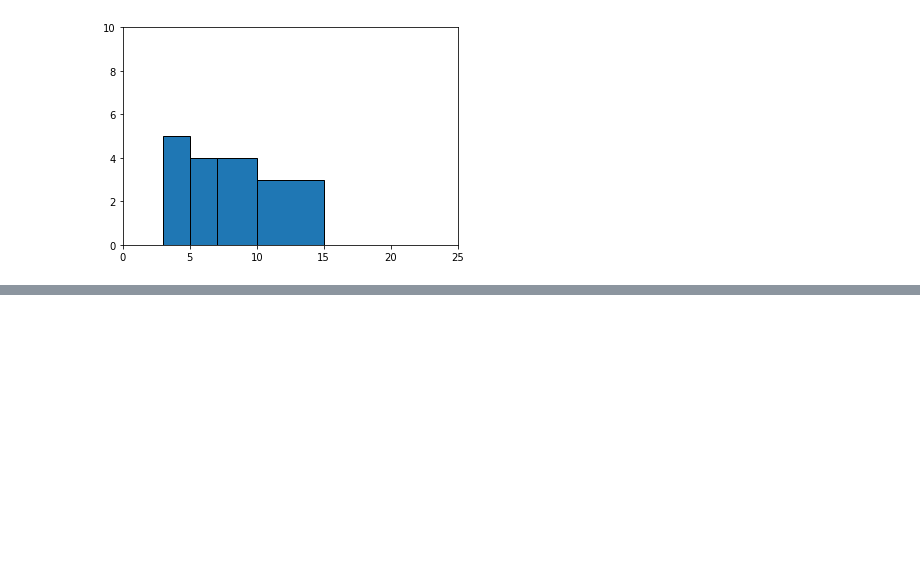
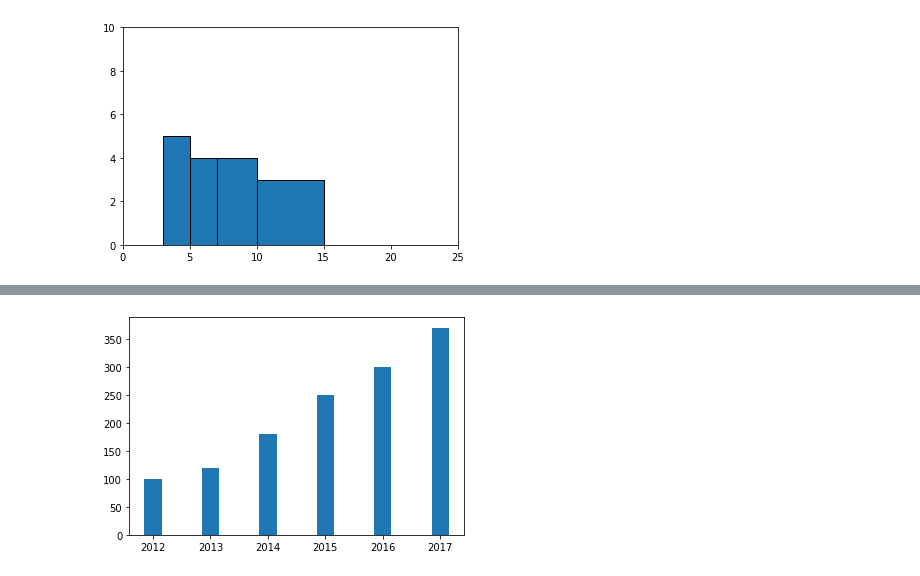
Before and after one commit to sidgupta234/CodingNinjas_DataScience_MachineLearning, a Jupyter notebook: Lecture_13_plottingGraphs/plottingGraphs.ipynb, the cells around one changed output, grey strips where cells are left out. Drawn from its saved outputs; the diff is of its cells as text; code cells hidden in the pictures; blank space fills up the shorter version.

```diff
--- a/Lecture_13_plottingGraphs/plottingGraphs.ipynb
+++ b/Lecture_13_plottingGraphs/plottingGraphs.ipynb
@@ -415,0 +427,7 @@ plt.show()
+# %%
+# Changing width of bar graphs
+
+plt.bar(year, population, width=0.3)
+plt.show()
+# %% [output]
+[figure, added]
```
Also changed, not shown: parts of 6 cells of this notebook.
